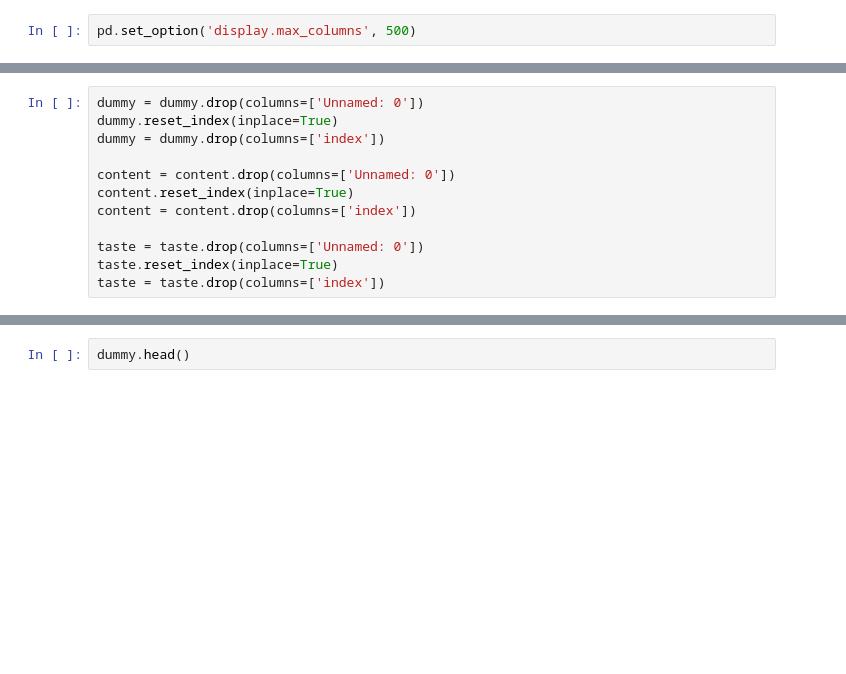
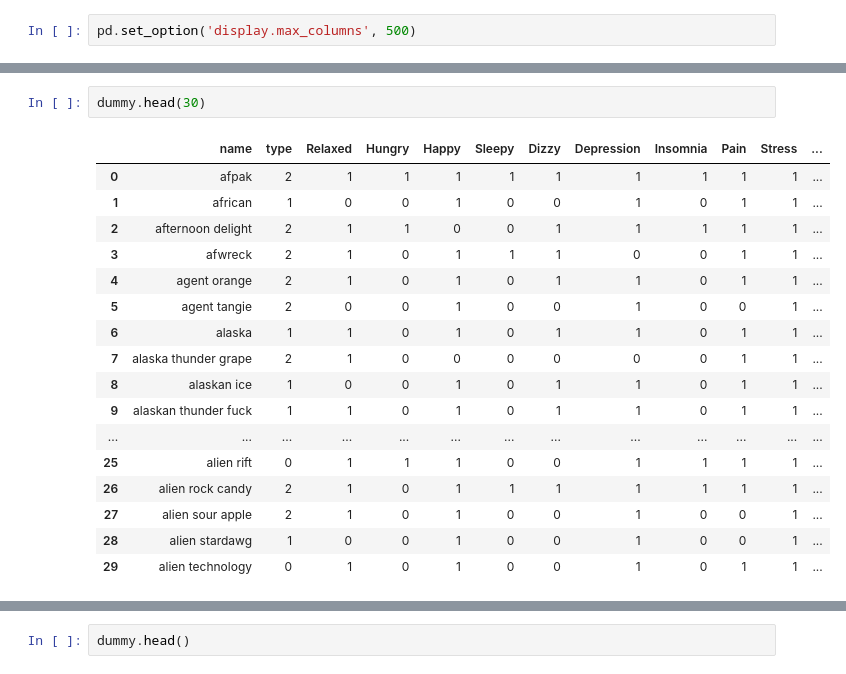
Before and after one commit to stephkendall/Cannabis-Predictions, a Jupyter notebook: Finals.ipynb, the cells around one changed output, grey strips where cells are left out. Cells and saved outputs as stored; diff of their text form; blank space fills up the shorter version.

```diff
--- a/Finals.ipynb
+++ b/Finals.ipynb
@@ -13,12 +13,0 @@ len(dummy),len(content),len(taste)
-# %%
-dummy = dummy.drop(columns=['Unnamed: 0'])
-dummy.reset_index(inplace=True)
-dummy = dummy.drop(columns=['index'])
-
-content = content.drop(columns=['Unnamed: 0'])
-content.reset_index(inplace=True)
-content = content.drop(columns=['index'])
-
-taste = taste.drop(columns=['Unnamed: 0'])
-taste.reset_index(inplace=True)
-taste = taste.drop(columns=['index'])
@@ -42,0 +34,20 @@ memory usage: 615.7+ KB
+# %%
+dummy.head(30)
+# %% [output]
+|  | name | type | Relaxed | Hungry | Happy | Sleepy | Dizzy | Depression | Insomnia | Pain | Stress | ... |
+| 0 | afpak | 2 | 1 | 1 | 1 | 1 | 1 | 1 | 1 | 1 | 1 | ... |
+| 1 | african | 1 | 0 | 0 | 1 | 0 | 0 | 1 | 0 | 1 | 1 | ... |
+| 2 | afternoon delight | 2 | 1 | 1 | 0 | 0 | 1 | 1 | 1 | 1 | 1 | ... |
+| 3 | afwreck | 2 | 1 | 0 | 1 | 1 | 1 | 0 | 0 | 1 | 1 | ... |
+| 4 | agent orange | 2 | 1 | 0 | 1 | 0 | 1 | 1 | 0 | 1 | 1 | ... |
+| 5 | agent tangie | 2 | 0 | 0 | 1 | 0 | 0 | 1 | 0 | 0 | 1 | ... |
+| 6 | alaska | 1 | 1 | 0 | 1 | 0 | 1 | 1 | 0 | 1 | 1 | ... |
+| 7 | alaska thunder grape | 2 | 1 | 0 | 0 | 0 | 0 | 0 | 0 | 1 | 1 | ... |
+| 8 | alaskan ice | 1 | 0 | 0 | 1 | 0 | 1 | 1 | 0 | 1 | 1 | ... |
+| 9 | alaskan thunder fuck | 1 | 1 | 0 | 1 | 0 | 1 | 1 | 0 | 1 | 1 | ... |
+| ... | ... | ... | ... | ... | ... | ... | ... | ... | ... | ... | ... | ... |
+| 25 | alien rift | 0 | 1 | 1 | 1 | 0 | 0 | 1 | 1 | 1 | 1 | ... |
+| 26 | alien rock candy | 2 | 1 | 0 | 1 | 1 | 1 | 1 | 1 | 1 | 1 | ... |
+| 27 | alien sour apple | 2 | 1 | 0 | 1 | 0 | 0 | 1 | 0 | 0 | 1 | ... |
+| 28 | alien stardawg | 1 | 0 | 0 | 1 | 0 | 0 | 1 | 0 | 0 | 1 | ... |
+| 29 | alien technology | 0 | 1 | 0 | 1 | 0 | 0 | 1 | 0 | 1 | 1 | ... |
```
Also changed, not shown: parts of 47 cells of this notebook, 2 other files.
